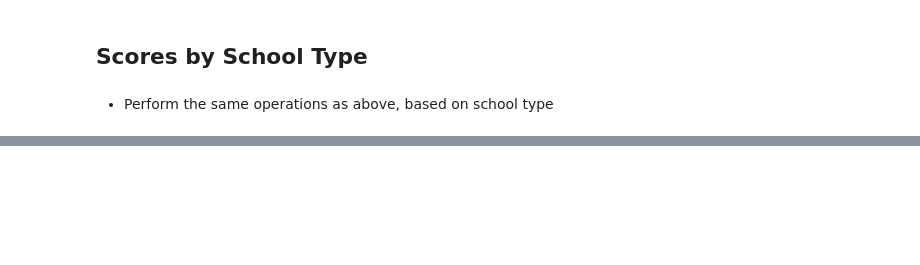
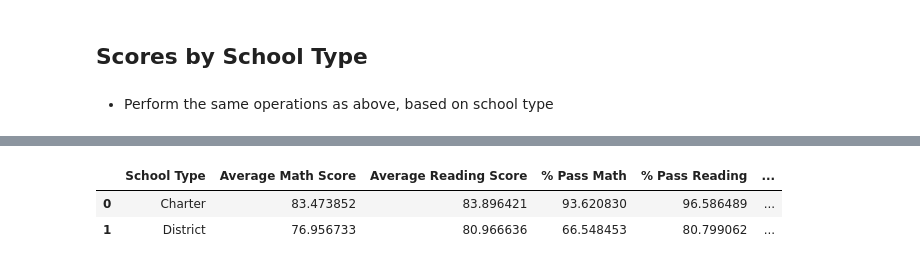
Before and after one commit to kmoravec14/pandas-challenge, a Jupyter notebook: PyCitySchools/PyCitySchools_KEM.ipynb, the cells around one changed output, grey strips where cells are left out. Saved outputs shown, nothing was run; the diff lists cells and outputs as text; code cells hidden in the pictures; blank space fills up the shorter version.

```diff
--- a/PyCitySchools/PyCitySchools_KEM.ipynb
+++ b/PyCitySchools/PyCitySchools_KEM.ipynb
@@ -423,0 +481,27 @@ spending_df.head()
+# %%
+# Calculate the average reading score per student in each school size category
+type_1_averead = type_1_df.mean()["Ave Reading Score"]
+type_2_averead = type_2_df.mean()["Ave Reading Score"]
+# %%
+# Calculate the % passing math in each school size category
+type_1_pctpassmath = type_1_df.mean()["%Pass Math"]
+type_2_pctpassmath = type_2_df.mean()["%Pass Math"]
+# %%
+# Calculate the % passing reading in each school size category
+type_1_pctpassread = type_1_df.mean()["% Pass Reading"]
+type_2_pctpassread = type_2_df.mean()["% Pass Reading"]
+# %%
+# Calculate the % passing math and reading in each spending per pupil category
+type_1_pctpass_math_read = type_1_df.mean()["% Pass Math and Reading"]
+type_2_pctpass_math_read = type_2_df.mean()["% Pass Math and Reading"]
+# %%
+## Create Dataframe using a list of dictionaries
+type_summary_df = pd.DataFrame([
+    {"School Type": "Charter","Average Math Score":type_2_avemath,"Average Reading Score":type_2_averead,"% Pass Math": type_2_pctpassmath,"% Pass Reading": type_2_pctpassread,"% Pass Math and Reading": type_2_pctpass_math_read},
+    {"School Type": "District","Average Math Score":type_1_avemath,"Average Reading Score":type_1_averead,"% Pass Math": type_1_pctpassmath,"% Pass Reading": type_1_pctpassread,"% Pass Math and Reading": type_1_pctpass_math_read},
+])
+type_summary_df.head()
+# %% [output]
+|  | School Type | Average Math Score | Average Reading Score | % Pass Math | % Pass Reading | ... |
+| 0 | Charter | 83.473852 | 83.896421 | 93.620830 | 96.586489 | ... |
+| 1 | District | 76.956733 | 80.966636 | 66.548453 | 80.799062 | ... |
```
Also changed, not shown: parts of 12 cells of this notebook.
